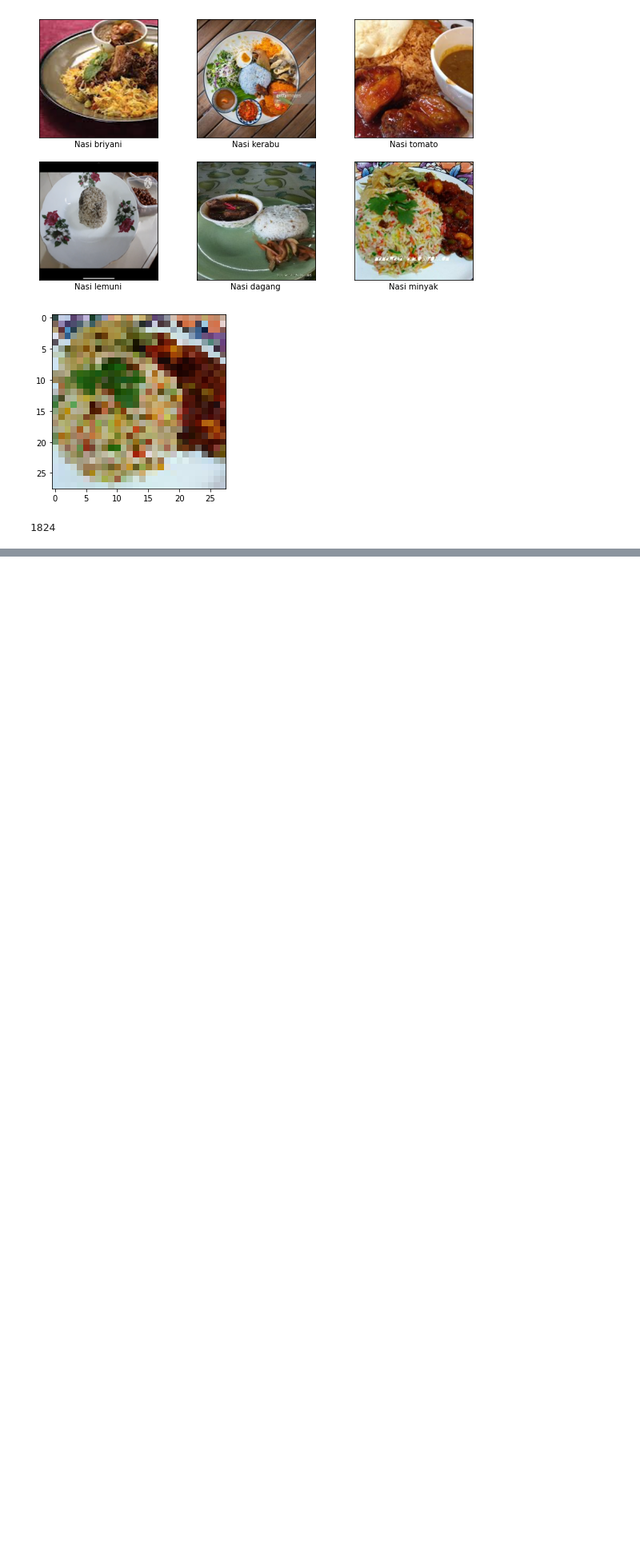
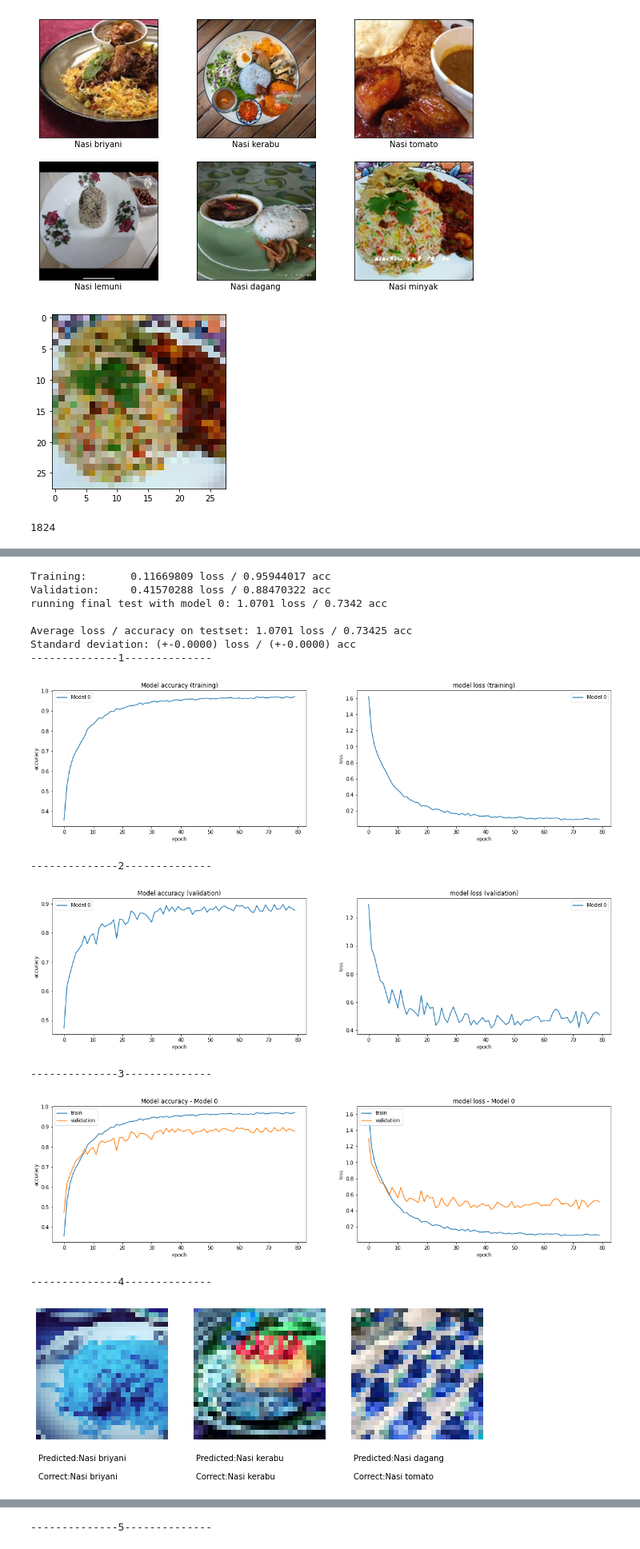
Before and after one commit to jinwenhua/cnn_nasi, a Jupyter notebook: algorithm_cnn.ipynb, the cells around one changed output, grey strips where cells are left out. Shown at 80% size. Drawn from its saved outputs; the diff is of its cells as text; code cells hidden in the pictures; blank space fills up the shorter version.

```diff
--- a/algorithm_cnn.ipynb
+++ b/algorithm_cnn.ipynb
@@ -488,0 +550,2 @@ weighted avg       0.71      0.71      0.71       365
+# %%
+histories_RMSprop = tunning_parameter(create_model(None, 'RMSprop', None), 'nasi_RMSprop-%i.hdf5')
@@ -488,0 +570,37 @@ weighted avg       0.71      0.71      0.71       365
+# %%
+print('Training: \t%0.8f loss / %0.8f acc'   % (get_avg(histories_RMSprop,'loss'), get_avg(histories_RMSprop,'accuracy')))
+print('Validation: \t%0.8f loss / %0.8f acc' % (get_avg(histories_RMSprop,'val_loss'), get_avg(histories_RMSprop,'val_accuracy')))
+
+path = 'nasi_RMSprop-%i.hdf5'
+get_test_loss_accs(path)
+print("--------------1--------------")
+plot_acc_loss("training", histories_RMSprop, 'accuracy', 'loss')
+print("--------------2--------------")
+plot_acc_loss('validation', histories_RMSprop, 'val_accuracy', 'val_loss')
+print("--------------3--------------")
+RUN = 0 #you can choose one of the different models trained above
+model = create_model()
+model.load_weights(path % RUN)
+plot_train_val("Model %i" % RUN, histories_RMSprop[RUN])
+print("--------------4--------------")
+plot_sample_predictions(list(CATEGORIES), model, X_test_shaped, np.array(y_test))
+print("--------------5--------------")
+predictions = model.predict(X_test_shaped, verbose = 0)
+predictions = np.argmax(predictions, axis=1)
+plot_confusion_matrix(confusion_matrix(y_test, predictions), list(CATEGORIES))
+print(classification_report(y_test, predictions))
+# %% [output]
+Training:       0.11669809 loss / 0.95944017 acc
+Validation:     0.41570288 loss / 0.88470322 acc
+running final test with model 0: 1.0701 loss / 0.7342 acc
+
+Average loss / accuracy on testset: 1.0701 loss / 0.73425 acc
+Standard deviation: (+-0.0000) loss / (+-0.0000) acc
+--------------1--------------
+[figure, added]
+--------------2--------------
+[figure, added]
+--------------3--------------
+[figure, added]
+--------------4--------------
+[figure, added]
@@ -488,0 +608 @@ weighted avg       0.71      0.71      0.71       365
+--------------5--------------
```
Also changed, not shown: parts of 28 cells of this notebook, 4 other files.
